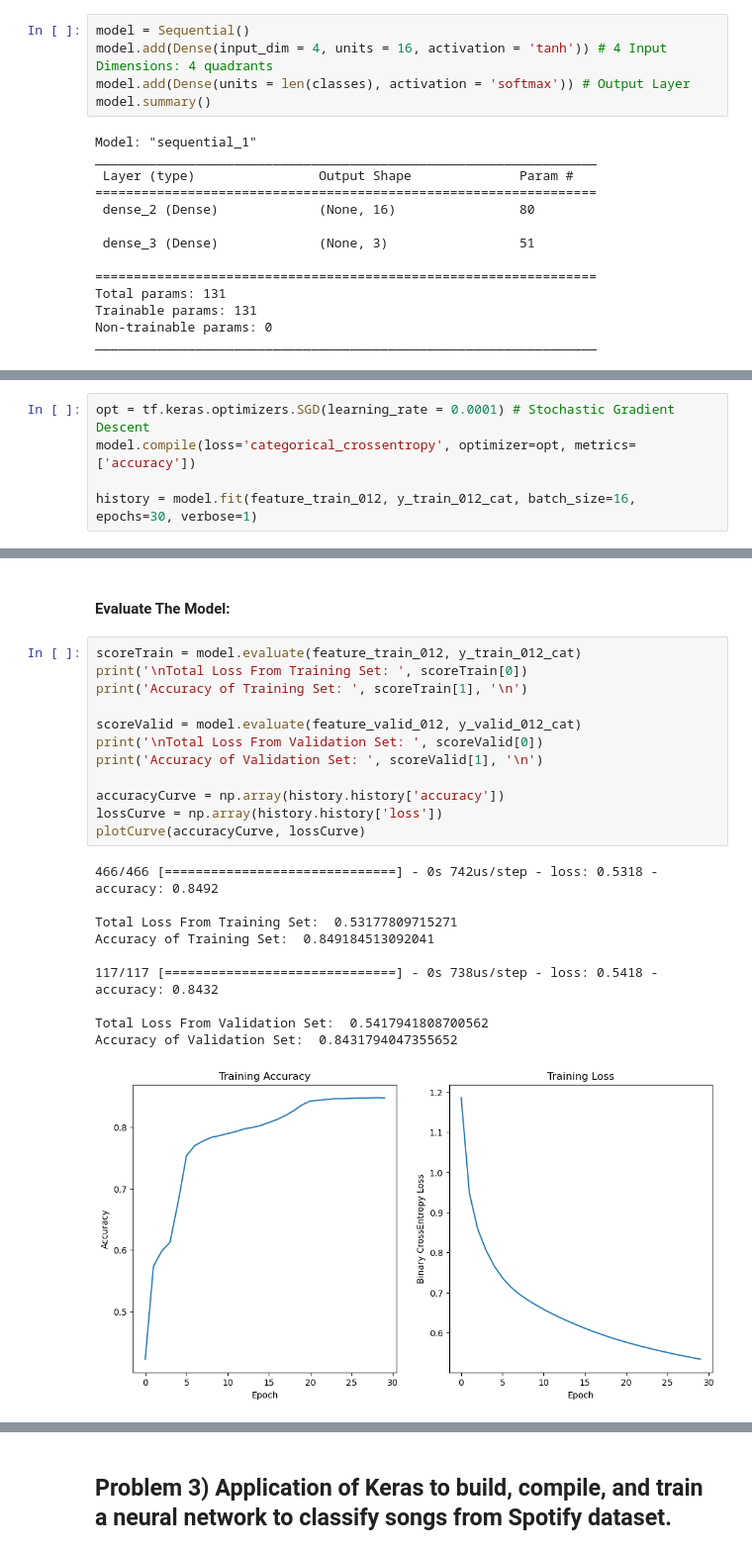
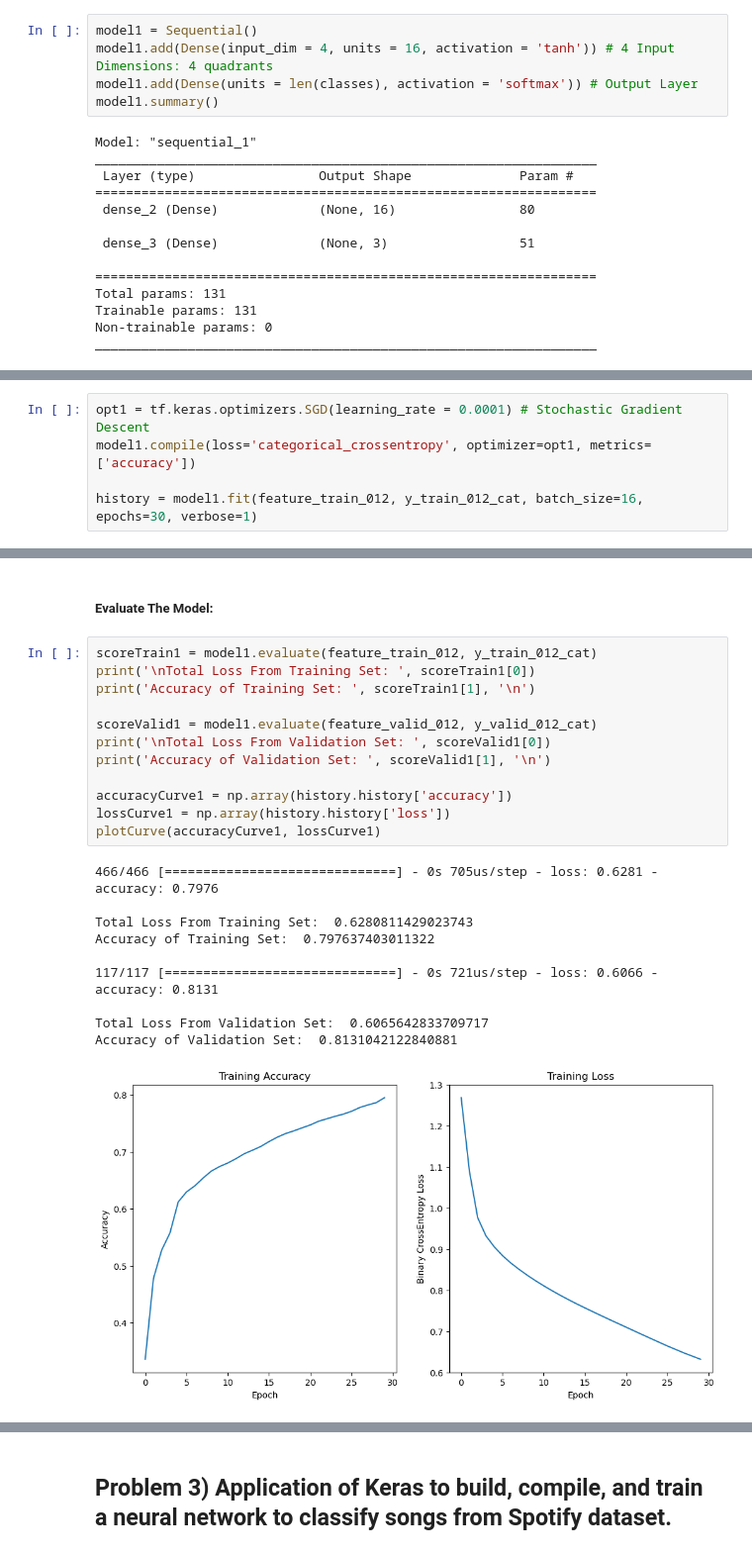
Before and after one commit to ADolbyB/deep-learning-python, a Jupyter notebook: Assignments/assignment5.ipynb, the cells around one changed output, grey strips where cells are left out. Shown at 99% size. Drawn from its saved outputs; the diff is of its cells as text.

```diff
--- a/Assignments/assignment5.ipynb
+++ b/Assignments/assignment5.ipynb
@@ -378,8 +380,8 @@ y_test_012_cat = to_categorical(y_test_012_rnd, len(classes))
 # %%
-model = Sequential()
-model.add(Dense(input_dim = 4, units = 16, activation = 'tanh')) # 4 Input Dimensions: 4 quadrants
-model.add(Dense(units = len(classes), activation = 'softmax')) # Output Layer
-model.summary()
+model1 = Sequential()
+model1.add(Dense(input_dim = 4, units = 16, activation = 'tanh')) # 4 Input Dimensions: 4 quadrants
+model1.add(Dense(units = len(classes), activation = 'softmax')) # Output Layer
+model1.summary()
 # %% [output]
 Model: "sequential_1"
 _________________________________________________________________
@@ -407,7 +403,7 @@ Use Stochastic Gradient Descent with Learning Rate $ \eta = 0.0001 $
 # %%
-opt = tf.keras.optimizers.SGD(learning_rate = 0.0001) # Stochastic Gradient Descent
-model.compile(loss='categorical_crossentropy', optimizer=opt, metrics=['accuracy'])
+opt1 = tf.keras.optimizers.SGD(learning_rate = 0.0001) # Stochastic Gradient Descent
+model1.compile(loss='categorical_crossentropy', optimizer=opt1, metrics=['accuracy'])
 
-history = model.fit(feature_train_012, y_train_012_cat, batch_size=16, epochs=30, verbose=1)
+history = model1.fit(feature_train_012, y_train_012_cat, batch_size=16, epochs=30, verbose=1)
 # %% [output]
 Epoch 1/30
@@ -430,25 +426,25 @@ Epoch 30/30
 # %% [markdown]
-#### Evaluate The Model:
+##### Evaluate The Model:
 # %%
-scoreTrain = model.evaluate(feature_train_012, y_train_012_cat)
-print('\nTotal Loss From Training Set: ', scoreTrain[0])
-print('Accuracy of Training Set: ', scoreTrain[1], '\n')
+scoreTrain1 = model1.evaluate(feature_train_012, y_train_012_cat)
+print('\nTotal Loss From Training Set: ', scoreTrain1[0])
+print('Accuracy of Training Set: ', scoreTrain1[1], '\n')
 
-scoreValid = model.evaluate(feature_valid_012, y_valid_012_cat)
-print('\nTotal Loss From Validation Set: ', scoreValid[0])
-print('Accuracy of Validation Set: ', scoreValid[1], '\n')
+scoreValid1 = model1.evaluate(feature_valid_012, y_valid_012_cat)
+print('\nTotal Loss From Validation Set: ', scoreValid1[0])
+print('Accuracy of Validation Set: ', scoreValid1[1], '\n')
 
-accuracyCurve = np.array(history.history['accuracy'])
-lossCurve = np.array(history.history['loss'])
-plotCurve(accuracyCurve, lossCurve)
+accuracyCurve1 = np.array(history.history['accuracy'])
+lossCurve1 = np.array(history.history['loss'])
+plotCurve(accuracyCurve1, lossCurve1)
 # %% [output]
-466/466 [==============================] - 0s 742us/step - loss: 0.5318 - accuracy: 0.8492
+466/466 [==============================] - 0s 705us/step - loss: 0.6281 - accuracy: 0.7976
 
-Total Loss From Training Set:  0.53177809715271
-Accuracy of Training Set:  0.849184513092041
+Total Loss From Training Set:  0.6280811429023743
+Accuracy of Training Set:  0.797637403011322
 
-117/117 [==============================] - 0s 738us/step - loss: 0.5418 - accuracy: 0.8432
+117/117 [==============================] - 0s 721us/step - loss: 0.6066 - accuracy: 0.8131
 
-Total Loss From Validation Set:  0.5417941808700562
-Accuracy of Validation Set:  0.8431794047355652
+Total Loss From Validation Set:  0.6065642833709717
+Accuracy of Validation Set:  0.8131042122840881
-[figure, old version]
+[figure, new version]
```
Also changed, not shown: parts of 44 cells of this notebook.
